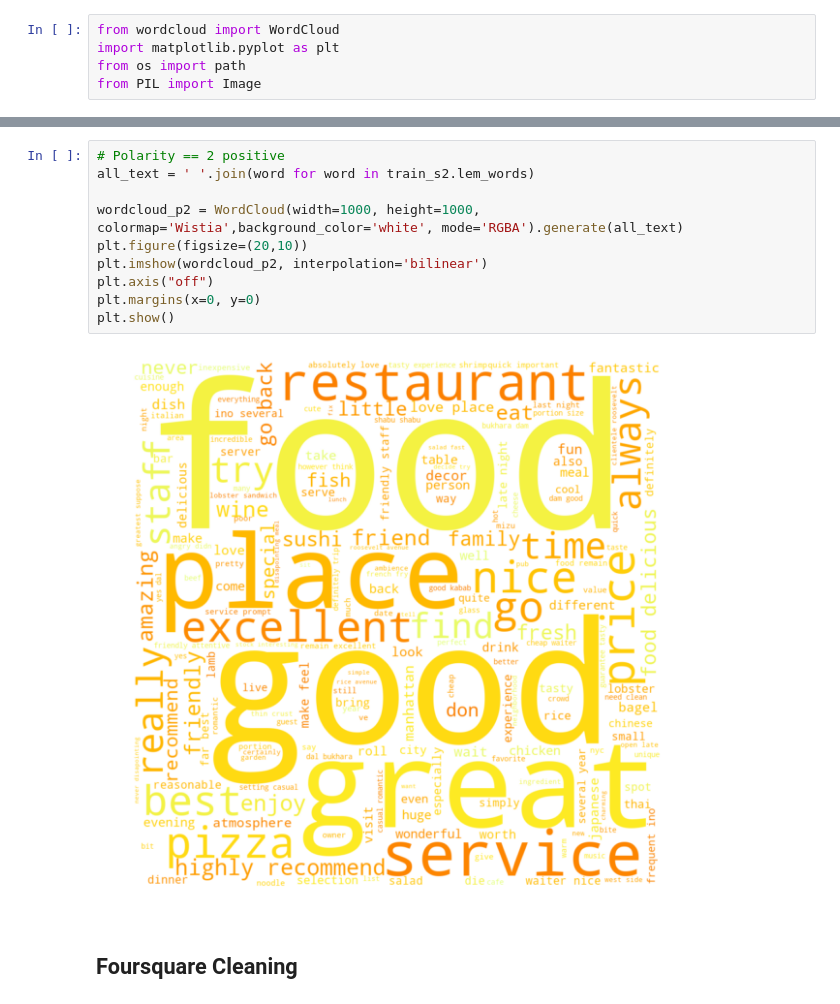
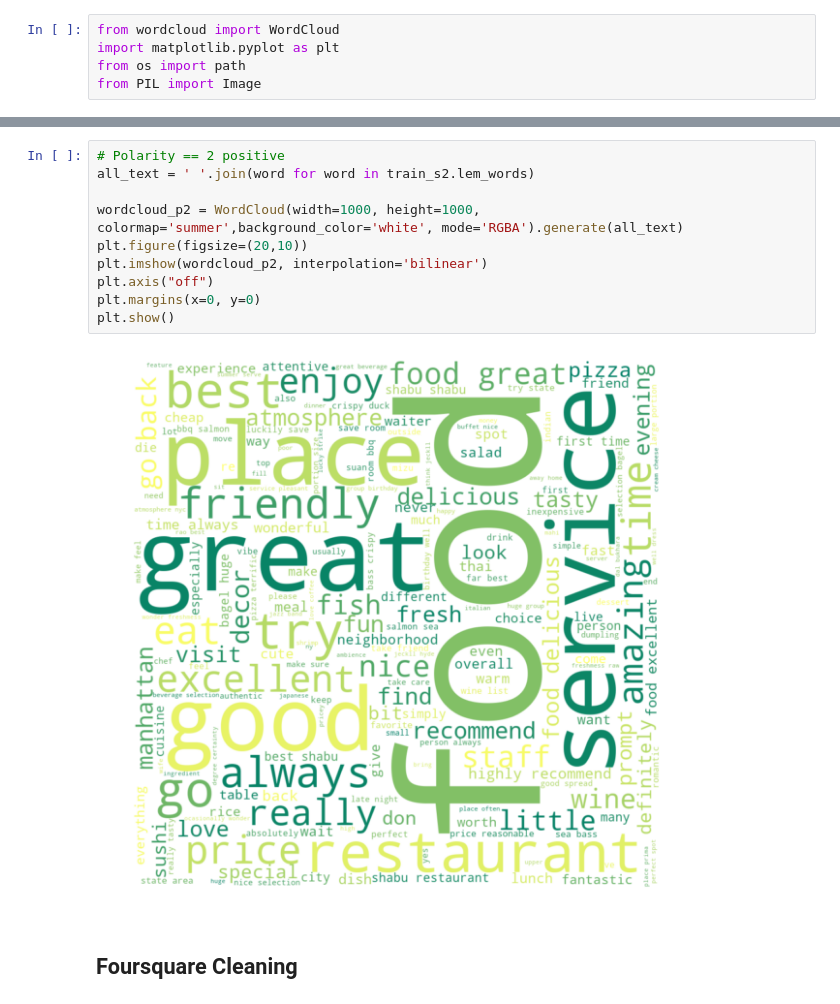
Before and after one commit to annabiancajones/GA_capstone_project, a Jupyter notebook: part3_mine_refine.ipynb, the cells around one changed output, grey strips where cells are left out. Saved outputs shown, nothing was run; the diff lists cells and outputs as text.

```diff
--- a/part3_mine_refine.ipynb
+++ b/part3_mine_refine.ipynb
@@ -674,15 +675,15 @@ plt.show()
 # %%
 # Polarity == 2 positive
 all_text = ' '.join(word for word in train_s2.lem_words)
 
-wordcloud_p2 = WordCloud(width=1000, height=1000, colormap='Wistia',background_color='white', mode='RGBA').generate(all_text)
+wordcloud_p2 = WordCloud(width=1000, height=1000, colormap='summer',background_color='white', mode='RGBA').generate(all_text)
 plt.figure(figsize=(20,10))
 plt.imshow(wordcloud_p2, interpolation='bilinear')
 plt.axis("off")
 plt.margins(x=0, y=0)
 plt.show()
 # %% [output]
-[figure, old version]
+[figure, new version]
 # %% [markdown]
 ## Foursquare Cleaning
 # %%
```
Also changed, not shown: parts of 4 cells of this notebook, 16 other files.
